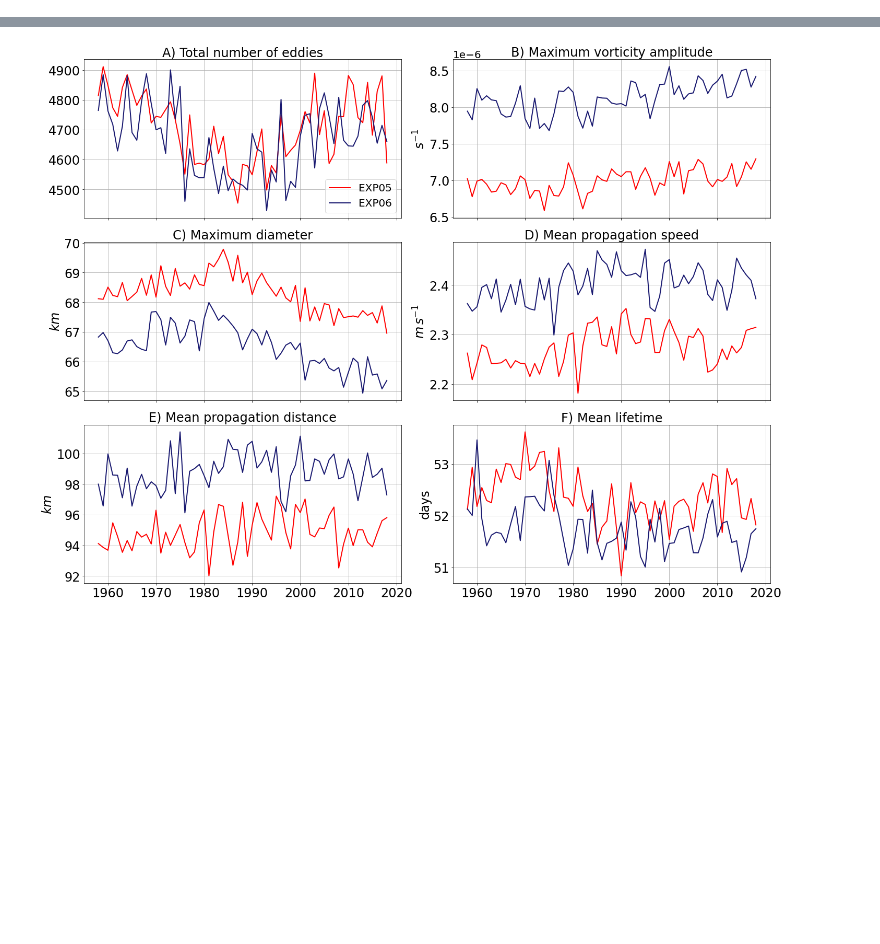
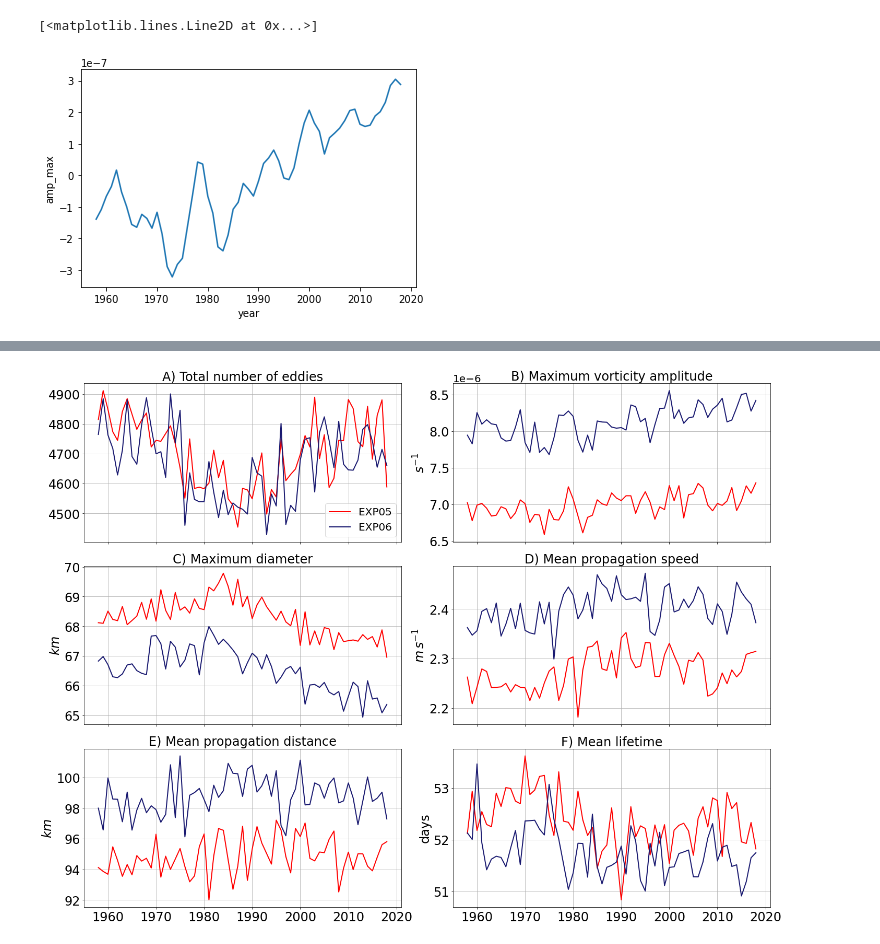
Before and after one commit to marimpacheco/notebooks, a Jupyter notebook: paper_plot_stats.ipynb, the cells around one changed output, grey strips where cells are left out. Drawn from its saved outputs; the diff is of its cells as text; code cells hidden in the pictures; blank space fills up the shorter version.

```diff
--- a/paper_plot_stats.ipynb
+++ b/paper_plot_stats.ipynb
@@ -119,0 +303,21 @@ Object `legend` not found.
+# %%
+ed_06_y = ed_06_y.set_index('year_i')
+
+ed_05_y = ed_05_y.set_index('year_i')
+
+ed_06_y = ed_06_y.to_xarray().rename({'year_i': 'year'})
+
+ed_05_y = ed_05_y.to_xarray().rename({'year_i': 'year'})
+# %%
+def filter_size5(time_series): # change to 0-360 longitude range FOR THE META DATA
+    func = lambda x: uniform_filter1d(x, size=5, mode='nearest')
+    return xr.apply_ufunc(func, time_series)
+# %%
+ed_06_y_5yrm = filter_size5(ed_06_y)
+
+ed_05_y_5yrm = filter_size5(ed_05_y)
+# %%
+(ed_06_y_5yrm.amp_max- ed_06_y_5yrm.amp_max.mean()).plot()
+# %% [output]
+[<matplotlib.lines.Line2D at 0x...>]
+[figure, added]
```
Also changed, not shown: parts of 72 cells of this notebook, 9 other files.
